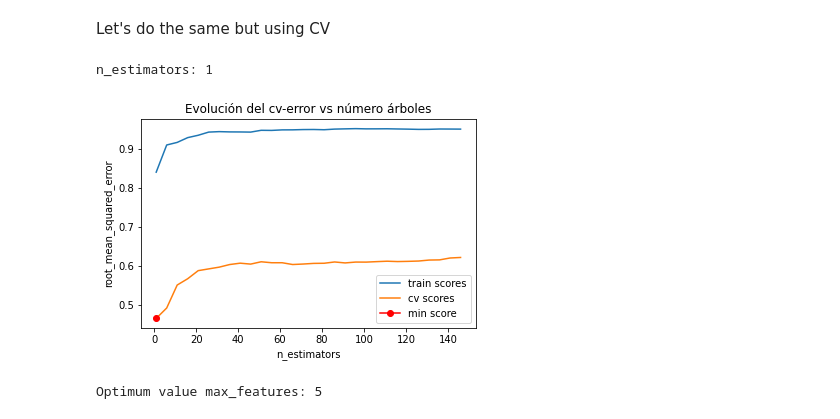
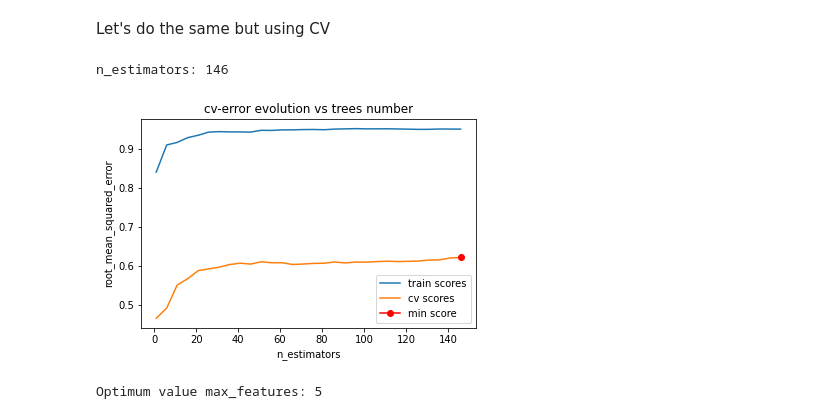
Before and after one commit to joseb061/Master-projects, a Jupyter notebook: R&I/Boston_project/analysis.ipynb, the cells around one changed output. Saved outputs shown, nothing was run; the diff lists cells and outputs as text; code cells hidden in the pictures.

```diff
--- a/R&I/Boston_project/analysis.ipynb
+++ b/R&I/Boston_project/analysis.ipynb
@@ -638,13 +638,13 @@ def plot_number_trees_cv(train_scores, cv_scores, estimator_range):
   fig, ax = plt.subplots(figsize=(6, 3.84))
   ax.plot(estimator_range, train_scores, label="train scores")
   ax.plot(estimator_range, cv_scores, label="cv scores")
-  ax.plot(estimator_range[np.argmin(cv_scores)], min(cv_scores),
+  ax.plot(estimator_range[np.argmax(cv_scores)], max(cv_scores),
           marker='o', color = "red", label="min score")
   ax.set_ylabel("root_mean_squared_error")
   ax.set_xlabel("n_estimators")
-  ax.set_title("Evolución del cv-error vs número árboles")
+  ax.set_title("cv-error evolution vs trees number")
   plt.legend();
-  print(f"n_estimators: {estimator_range[np.argmin(cv_scores)]}")
+  print(f"n_estimators: {estimator_range[np.argmax(cv_scores)]}")
 
 
 def number_trees_cv(X_train, y_train, estimator_range ):
@@ -657,49 +657,36 @@ def number_trees_cv(X_train, y_train, estimator_range ):
                   max_depth    = None,
                   max_features = 'auto',
                   oob_score    = False,
                   n_jobs       = -1,
                   random_state = 123
               )
       modelo.fit(X_train, y_train)
       predicciones = modelo.predict(X = X_train)
 
-
       r2= r2_score(
               y_true  = y_train,
               y_pred  = predicciones,
       )
-      # rmse = mean_squared_error(
-      #         y_true  = y_train,
-      #         y_pred  = predicciones,
-      #         squared = False
-      #       )
-      #train_scores.append(rmse)
       train_scores.append(r2)
+
       scores = cross_val_score( estimator = modelo,
               X         = X_train,
               y         = y_train,
               scoring   = 'r2',
               cv        = 5
        )
       cv_scores.append(scores.mean())
-      # scores = cross_val_score( estimator = modelo,
-      #             X         = X_train,
-      #             y         = y_train,
-      #             scoring   = 'neg_root_mean_squared_error',
-      #             cv        = 5
-      #         )
 
-      #cv_scores.append(-1*scores.mean())
   return train_scores, cv_scores
 
 estimator_range = range(1, 150, 5)
 
 train_scores = number_trees_cv(X_train, y_train, estimator_range )[0]
 cv_scores = number_trees_cv(X_train, y_train, estimator_range )[1]
 plot_number_trees_cv(train_scores, cv_scores, estimator_range)
 # %% [output]
-n_estimators: 1
+n_estimators: 146
-[figure, old version]
+[figure, new version]
 # %%
 def plot_features_cv(train_scores, cv_scores, features_range):
   fig, ax = plt.subplots(figsize=(6, 3.84))
```
Also changed, not shown: parts of 8 cells of this notebook, 1 other file.
